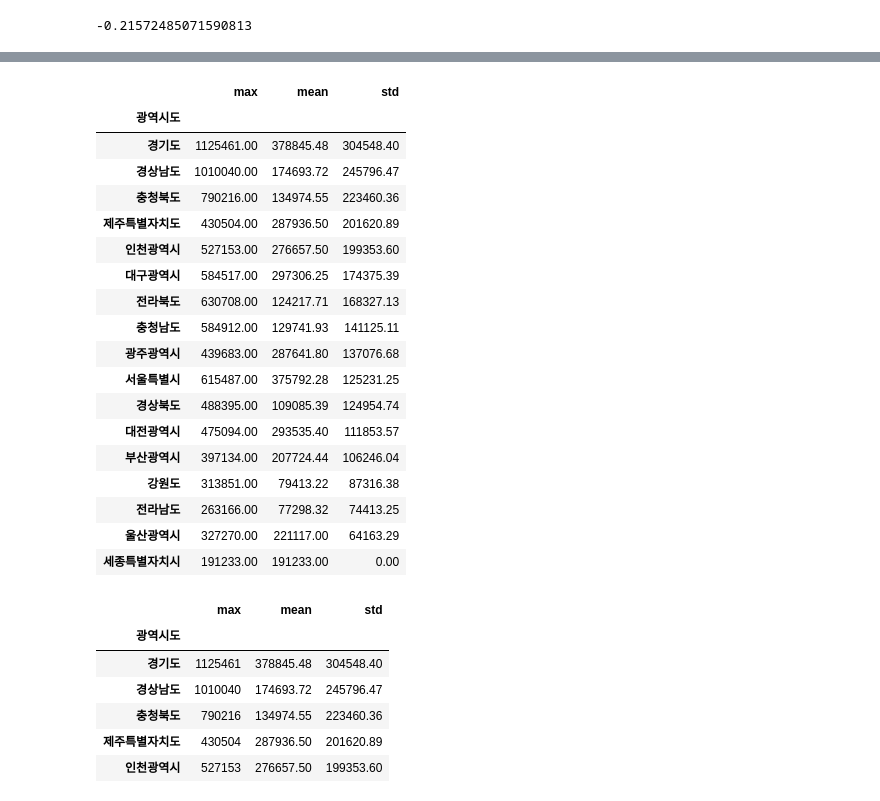
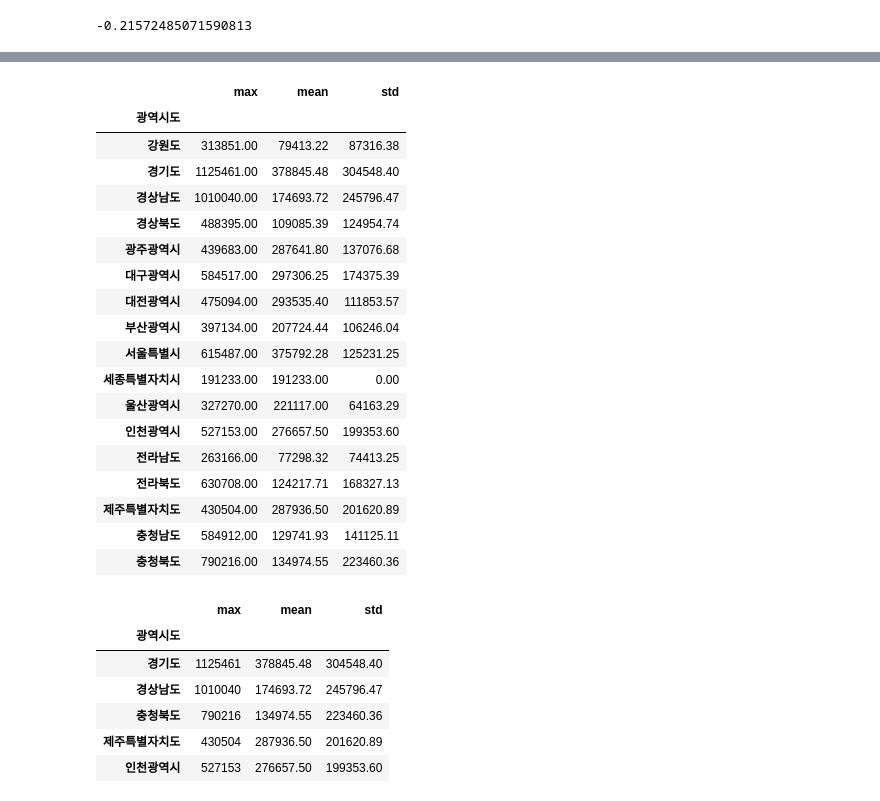
Before and after one commit to gyujin00/Python_Webscraping_Analysis, a Jupyter notebook: 03.행정구역정보_분석과시각화.ipynb, the cells around one changed output, grey strips where cells are left out. Saved outputs shown, nothing was run; the diff lists cells and outputs as text; code cells hidden in the pictures.

```diff
--- a/03.행정구역정보_분석과시각화.ipynb
+++ b/03.행정구역정보_분석과시각화.ipynb
@@ -808,5 +838,7 @@ Successfully installed xlsxwriter-3.2.2
 # %%
 # agg() 함수 사용 - 그룹핑한 데이터를 여러개의 집계함수를 사용해서 새로운 DataFrame 객체 생성하기
+group_agg_df= data.groupby('광역시도')['인구수'].agg(['max','mean','std']).fillna(0)
+group_agg_df
 # %% [output]
 |  | max | mean | std |
 | 광역시도 |  |  |  |
@@ -830,25 +862,26 @@ Successfully installed xlsxwriter-3.2.2
 # %%
 # DataFrame의 style.format() 함수 사용하기
+group_agg_df.style.format('{0:.2f}')
 # %% [output]
 |  | max | mean | std |
 | 광역시도 |  |  |  |
+| 강원도 | 313851.00 | 79413.22 | 87316.38 |
 | 경기도 | 1125461.00 | 378845.48 | 304548.40 |
 | 경상남도 | 1010040.00 | 174693.72 | 245796.47 |
-| 충청북도 | 790216.00 | 134974.55 | 223460.36 |
-| 제주특별자치도 | 430504.00 | 287936.50 | 201620.89 |
-| 인천광역시 | 527153.00 | 276657.50 | 199353.60 |
+| 경상북도 | 488395.00 | 109085.39 | 124954.74 |
+| 광주광역시 | 439683.00 | 287641.80 | 137076.68 |
 | 대구광역시 | 584517.00 | 297306.25 | 174375.39 |
-| 전라북도 | 630708.00 | 124217.71 | 168327.13 |
-| 충청남도 | 584912.00 | 129741.93 | 141125.11 |
-| 광주광역시 | 439683.00 | 287641.80 | 137076.68 |
-| 서울특별시 | 615487.00 | 375792.28 | 125231.25 |
-| 경상북도 | 488395.00 | 109085.39 | 124954.74 |
 | 대전광역시 | 475094.00 | 293535.40 | 111853.57 |
 | 부산광역시 | 397134.00 | 207724.44 | 106246.04 |
-| 강원도 | 313851.00 | 79413.22 | 87316.38 |
+| 서울특별시 | 615487.00 | 375792.28 | 125231.25 |
+| 세종특별자치시 | 191233.00 | 191233.00 | 0.00 |
+| 울산광역시 | 327270.00 | 221117.00 | 64163.29 |
+| 인천광역시 | 527153.00 | 276657.50 | 199353.60 |
 | 전라남도 | 263166.00 | 77298.32 | 74413.25 |
-| 울산광역시 | 327270.00 | 221117.00 | 64163.29 |
-| 세종특별자치시 | 191233.00 | 191233.00 | 0.00 |
+| 전라북도 | 630708.00 | 124217.71 | 168327.13 |
+| 제주특별자치도 | 430504.00 | 287936.50 | 201620.89 |
+| 충청남도 | 584912.00 | 129741.93 | 141125.11 |
+| 충청북도 | 790216.00 | 134974.55 | 223460.36 |
 # %%
 # 컬럼의 값을 변경하기 map() 함수를 사용하여 포맷하기
 # %% [output]
```
Also changed, not shown: parts of 13 cells of this notebook, 3 other files.
